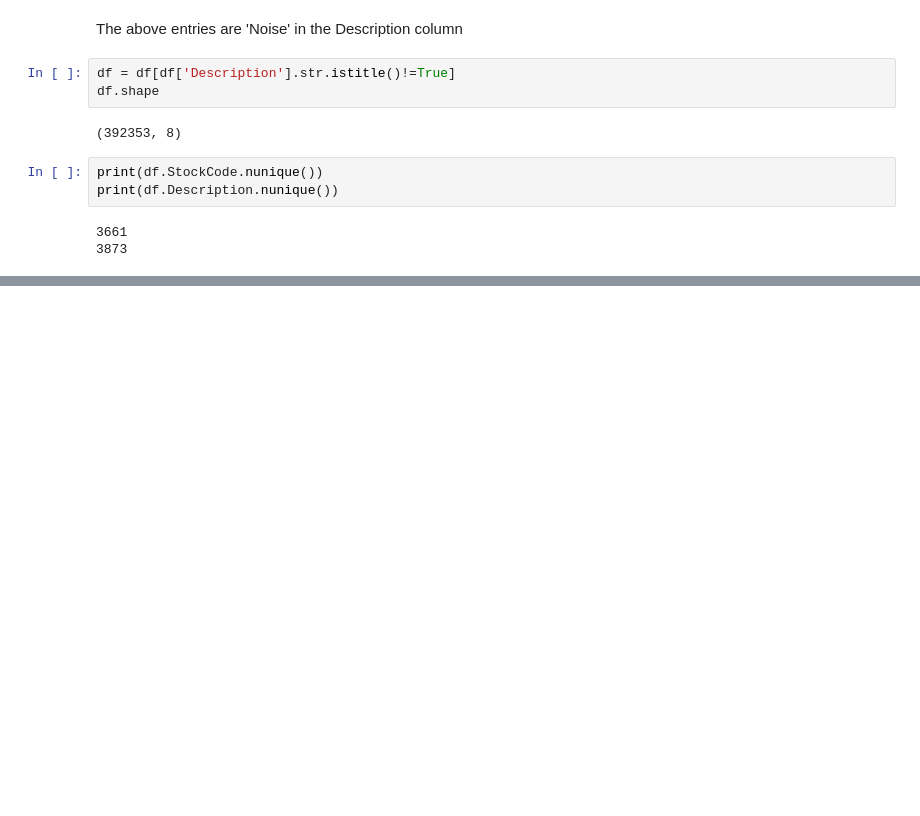
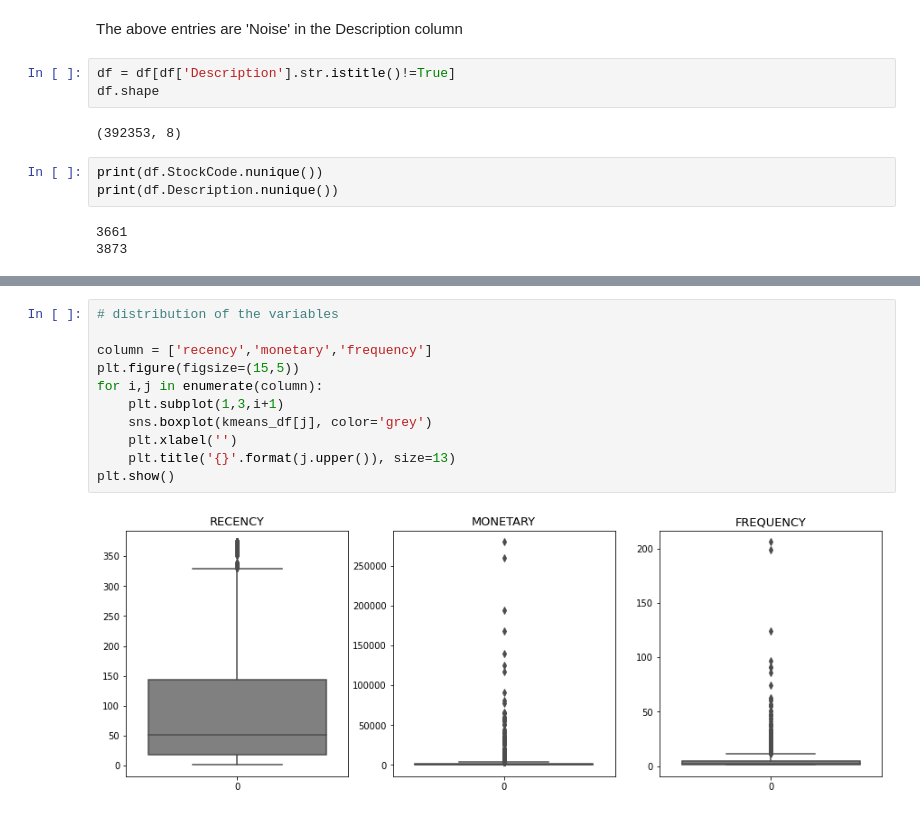
Before and after one commit to jjaskirat-ssingh/Customer-Segmentation, a Jupyter notebook: Customer Segmentation.ipynb, the cells around one changed output, grey strips where cells are left out. Cells and saved outputs as stored; diff of their text form; blank space fills up the shorter version.

```diff
--- a/Customer Segmentation.ipynb
+++ b/Customer Segmentation.ipynb
@@ -699,0 +744,13 @@ plt.show()
+# %%
+# distribution of the variables
+
+column = ['recency','monetary','frequency']
+plt.figure(figsize=(15,5))
+for i,j in enumerate(column):
+    plt.subplot(1,3,i+1)
+    sns.boxplot(kmeans_df[j], color='grey')
+    plt.xlabel('')
+    plt.title('{}'.format(j.upper()), size=13)
+plt.show()
+# %% [output]
+[figure, added]
```
Also changed, not shown: parts of 112 cells of this notebook.
